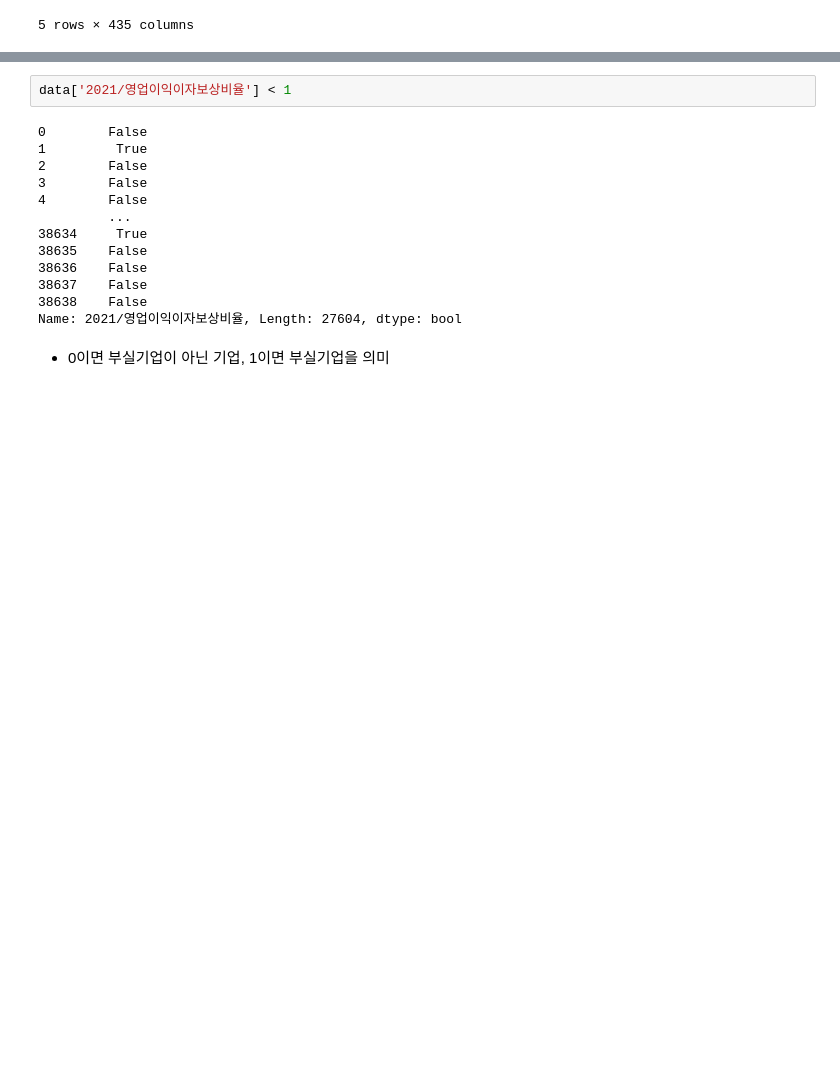
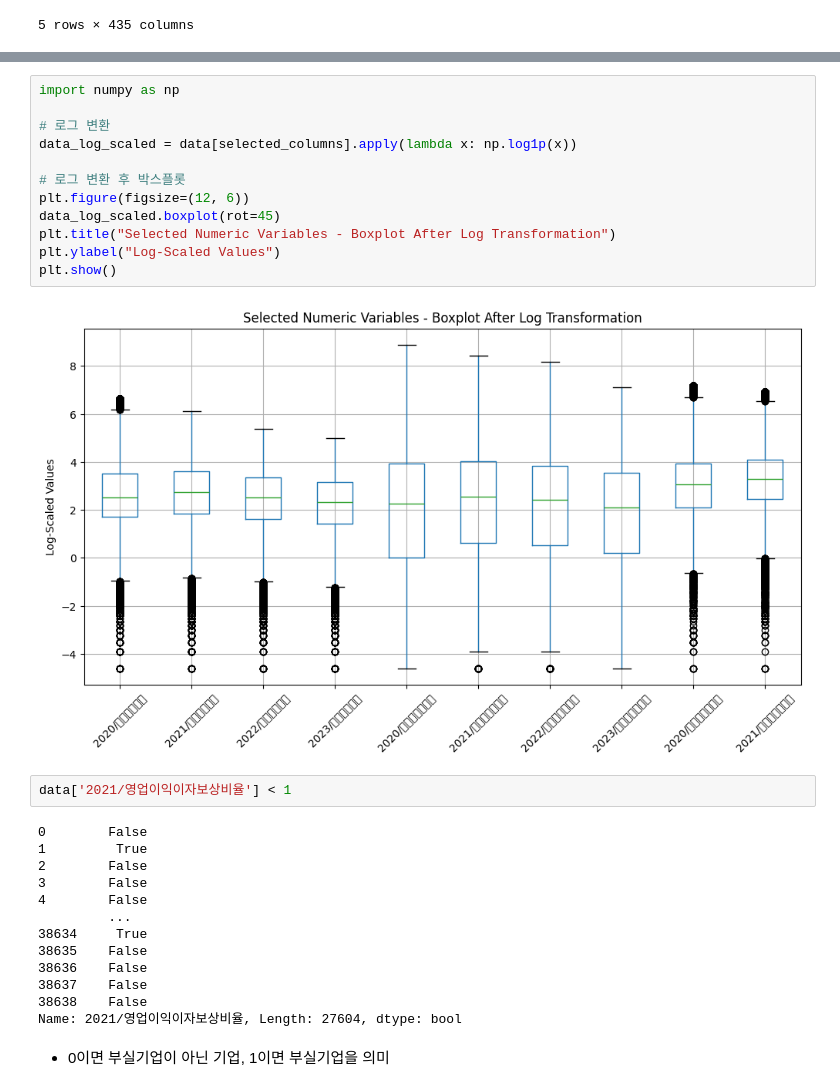
Before and after one commit to BaekJunehong/BIZnFIN, a Jupyter notebook: project/code/lee_eda.ipynb, the cells around one changed output, grey strips where cells are left out. Saved outputs shown, nothing was run; the diff lists cells and outputs as text; blank space fills up the shorter version.

```diff
--- a/project/code/lee_eda.ipynb
+++ b/project/code/lee_eda.ipynb
@@ -101,3 +152,17 @@ data.head(5)
+# %%
+import numpy as np
+
+# 로그 변환
+data_log_scaled = data[selected_columns].apply(lambda x: np.log1p(x))
+
+# 로그 변환 후 박스플롯
+plt.figure(figsize=(12, 6))
+data_log_scaled.boxplot(rot=45)
+plt.title("Selected Numeric Variables - Boxplot After Log Transformation")
+plt.ylabel("Log-Scaled Values")
+plt.show()
+# %% [output]
+[figure, added]
 # %%
 data['2021/영업이익이자보상비율'] < 1
 # %% [output]
```
Also changed, not shown: parts of 15 cells of this notebook.
